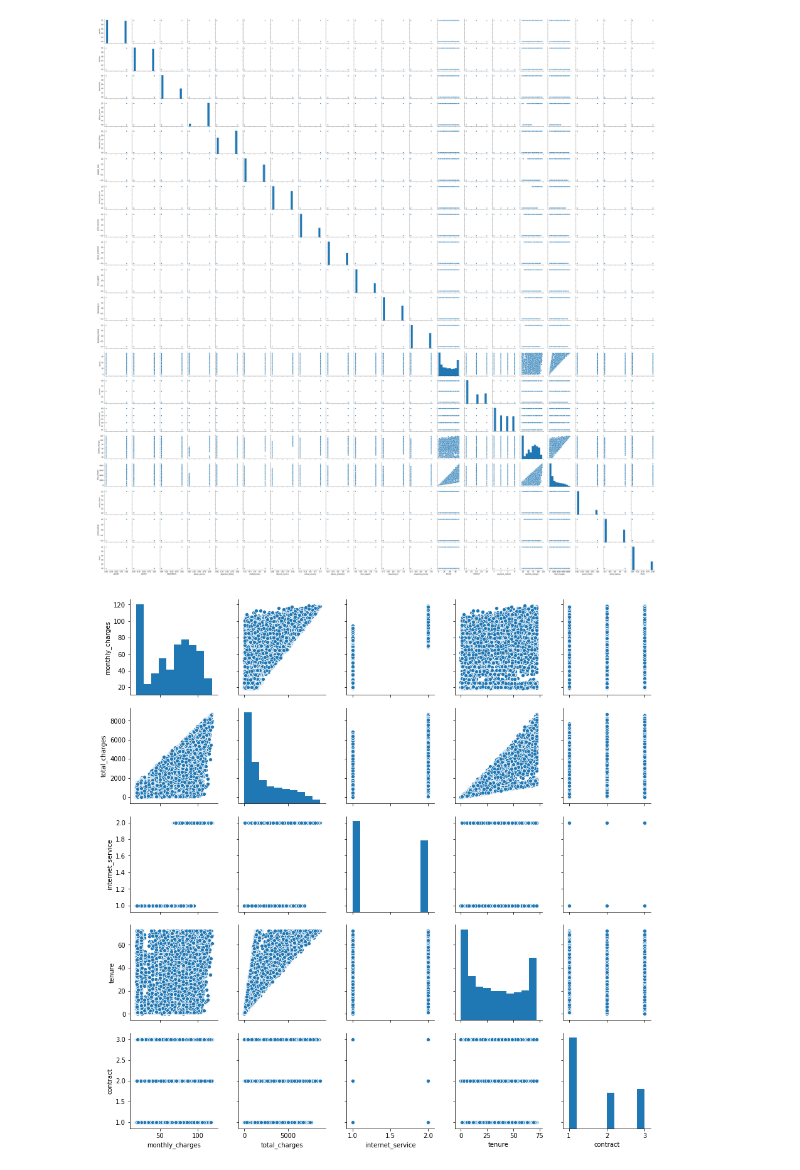
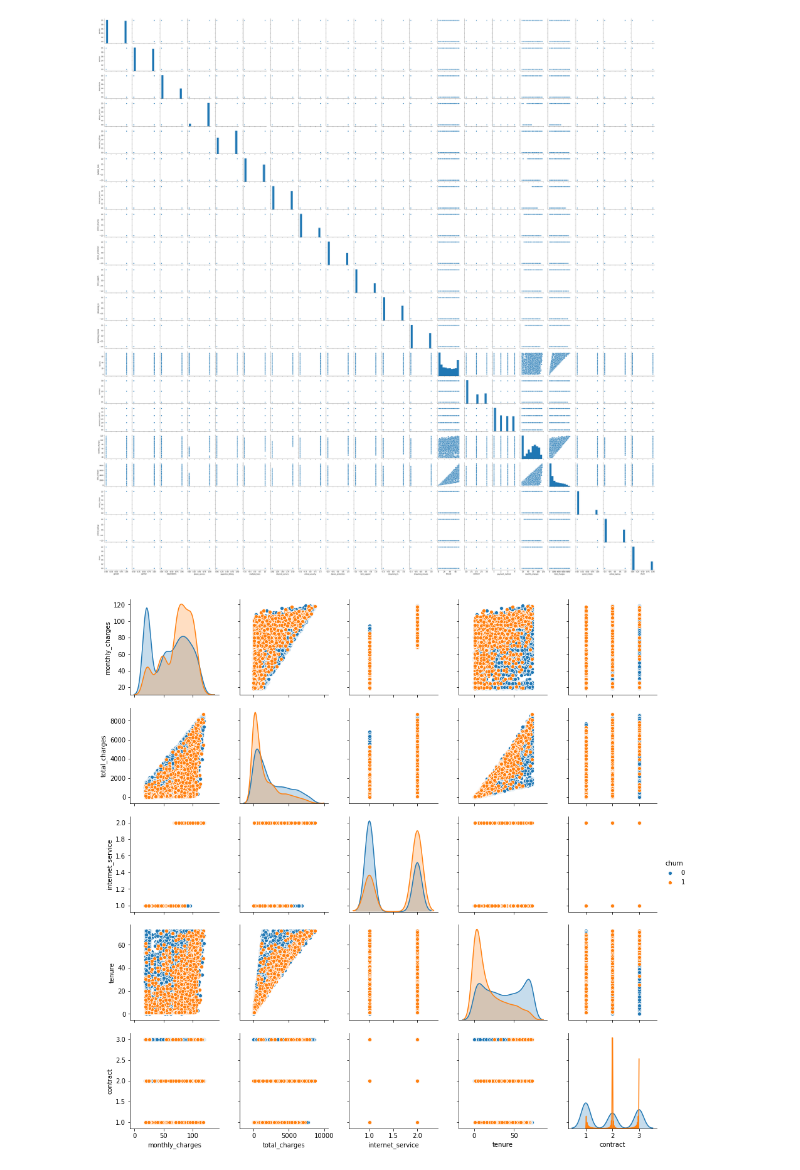
Before and after one commit to akshaysundar3/telco_prediction, a Jupyter notebook: eda_jl.ipynb, the cells around one changed output. Cells and saved outputs as stored; diff of their text form; code cells hidden in the pictures.

```diff
--- a/eda_jl.ipynb
+++ b/eda_jl.ipynb
@@ -82,6 +97,6 @@ pairs.savefig("pairs.png")
 # %% [output]
 [figure]
 # %%
-pairs_selected = sns.pairplot(data=df[['monthly_charges', 'total_charges', 'internet_service', 'tenure', 'contract']])
+pairs_selected = sns.pairplot(data=df, vars=['monthly_charges', 'total_charges', 'internet_service', 'tenure', 'contract'], hue="churn")
 # %% [output]
-[figure, old version]
+[figure, new version]
```
Also changed, not shown: parts of 6 cells of this notebook.
